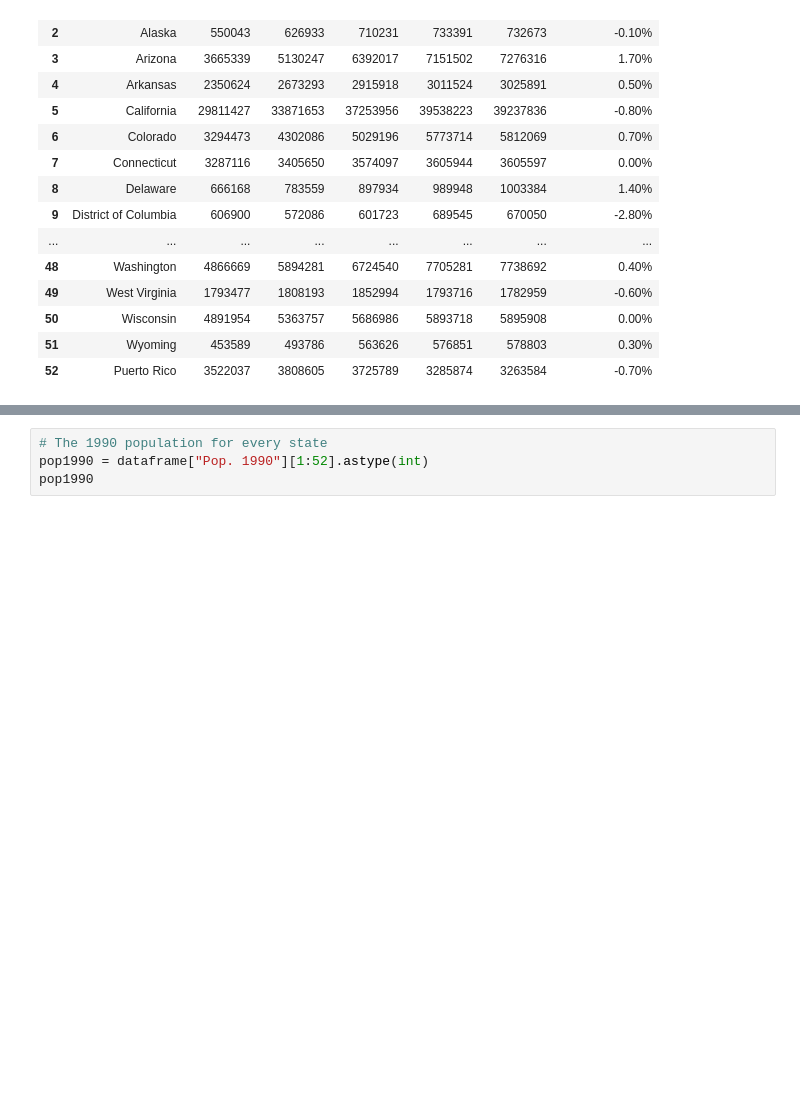
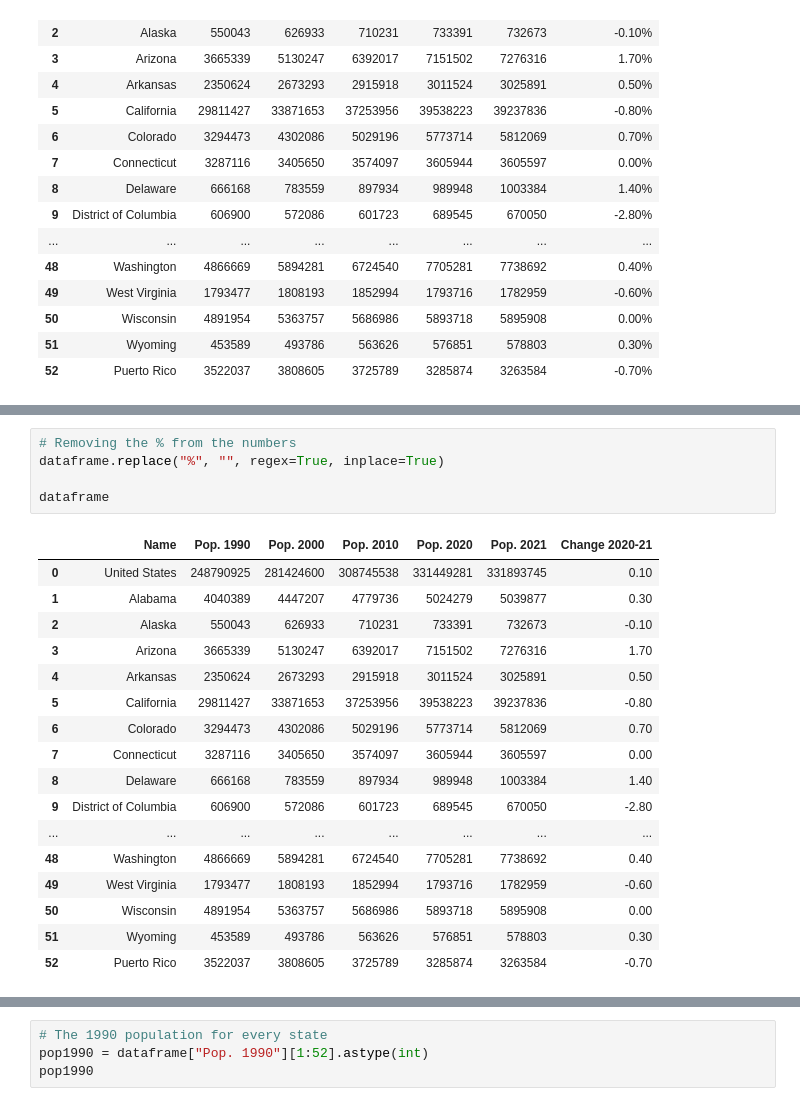
Before and after one commit to hanikamee/Population, a Jupyter notebook: src/Population.ipynb, the cells around one changed output, grey strips where cells are left out. Saved outputs shown, nothing was run; the diff lists cells and outputs as text; blank space fills up the shorter version.

```diff
--- a/src/Population.ipynb
+++ b/src/Population.ipynb
@@ -215,5 +215,28 @@ usPop
 # %% [output]
 ['248790925', 281424600, 308745538, 331449281, 331893745]
+# %%
+# Removing the % from the numbers
+dataframe.replace("%", "", regex=True, inplace=True)
+
+dataframe
+# %% [output]
+|  | Name | Pop. 1990 | Pop. 2000 | Pop. 2010 | Pop. 2020 | Pop. 2021 | Change 2020-21 |
+| 0 | United States | 248790925 | 281424600 | 308745538 | 331449281 | 331893745 | 0.10 |
+| 1 | Alabama | 4040389 | 4447207 | 4779736 | 5024279 | 5039877 | 0.30 |
+| 2 | Alaska | 550043 | 626933 | 710231 | 733391 | 732673 | -0.10 |
+| 3 | Arizona | 3665339 | 5130247 | 6392017 | 7151502 | 7276316 | 1.70 |
+| 4 | Arkansas | 2350624 | 2673293 | 2915918 | 3011524 | 3025891 | 0.50 |
+| 5 | California | 29811427 | 33871653 | 37253956 | 39538223 | 39237836 | -0.80 |
+| 6 | Colorado | 3294473 | 4302086 | 5029196 | 5773714 | 5812069 | 0.70 |
+| 7 | Connecticut | 3287116 | 3405650 | 3574097 | 3605944 | 3605597 | 0.00 |
+| 8 | Delaware | 666168 | 783559 | 897934 | 989948 | 1003384 | 1.40 |
+| 9 | District of Columbia | 606900 | 572086 | 601723 | 689545 | 670050 | -2.80 |
+| ... | ... | ... | ... | ... | ... | ... | ... |
+| 48 | Washington | 4866669 | 5894281 | 6724540 | 7705281 | 7738692 | 0.40 |
+| 49 | West Virginia | 1793477 | 1808193 | 1852994 | 1793716 | 1782959 | -0.60 |
+| 50 | Wisconsin | 4891954 | 5363757 | 5686986 | 5893718 | 5895908 | 0.00 |
+| 51 | Wyoming | 453589 | 493786 | 563626 | 576851 | 578803 | 0.30 |
+| 52 | Puerto Rico | 3522037 | 3808605 | 3725789 | 3285874 | 3263584 | -0.70 |
 # %%
 # The change of population rate for every state
 changePop = dataframe["Change 2020-21"][1:52]
```
Also changed, not shown: parts of 9 cells of this notebook.
